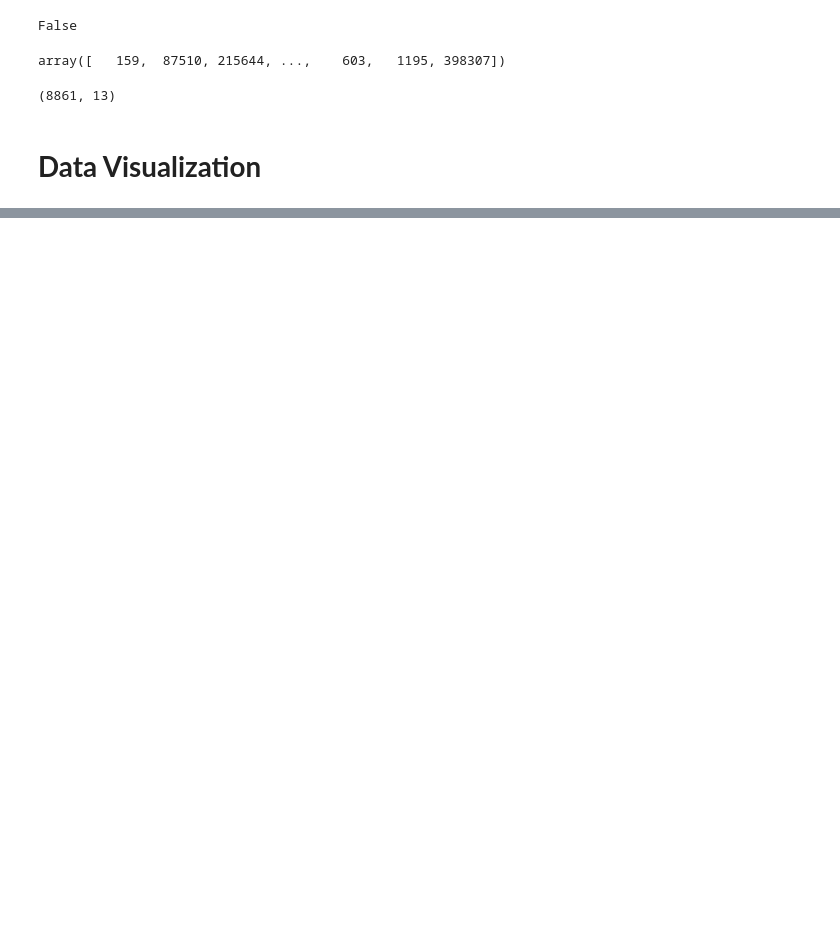
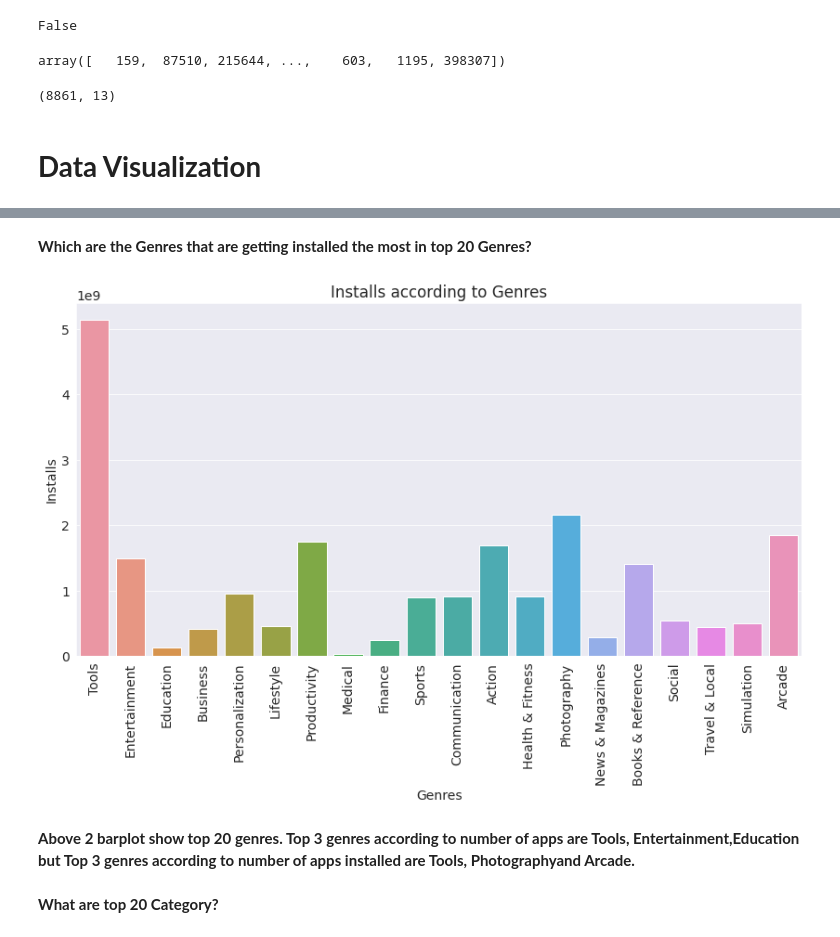
Before and after one commit to deepika1905/Play-store-app-review-analysis, a Jupyter notebook: Deepika_Yadav_Play_Store_App_Review_Analysis_Capstone_Project.ipynb, the cells around one changed output, grey strips where cells are left out. Cells and saved outputs as stored; diff of their text form; code cells hidden in the pictures; blank space fills up the shorter version.

```diff
--- a/Deepika_Yadav_Play_Store_App_Review_Analysis_Capstone_Project.ipynb
+++ b/Deepika_Yadav_Play_Store_App_Review_Analysis_Capstone_Project.ipynb
@@ -456,0 +531,16 @@ plt.rcParams['figure.facecolor'] = '#00000000'
+# %% [markdown]
+**Which are the Genres that are getting installed the most in top 20 Genres?**
+# %%
+plt.figure(figsize=(14,7))
+plt.xticks(rotation=90)
+plt.xlabel("Genres")
+plt.ylabel("Installs")
+plt.title("Installs according to Genres")
+sns.barplot(top20_genres_installs.Genres, top20_genres_installs.Installs)
+plt.show()
+# %% [output]
+[figure, added]
+# %% [markdown]
+**Above 2 barplot show top 20 genres. Top 3 genres according to number of apps are Tools, Entertainment,Education but Top 3 genres according to number of apps installed are Tools, Photographyand Arcade.**
+# %% [markdown]
+**What are top 20 Category?**
```
Also changed, not shown: parts of 34 cells of this notebook.
